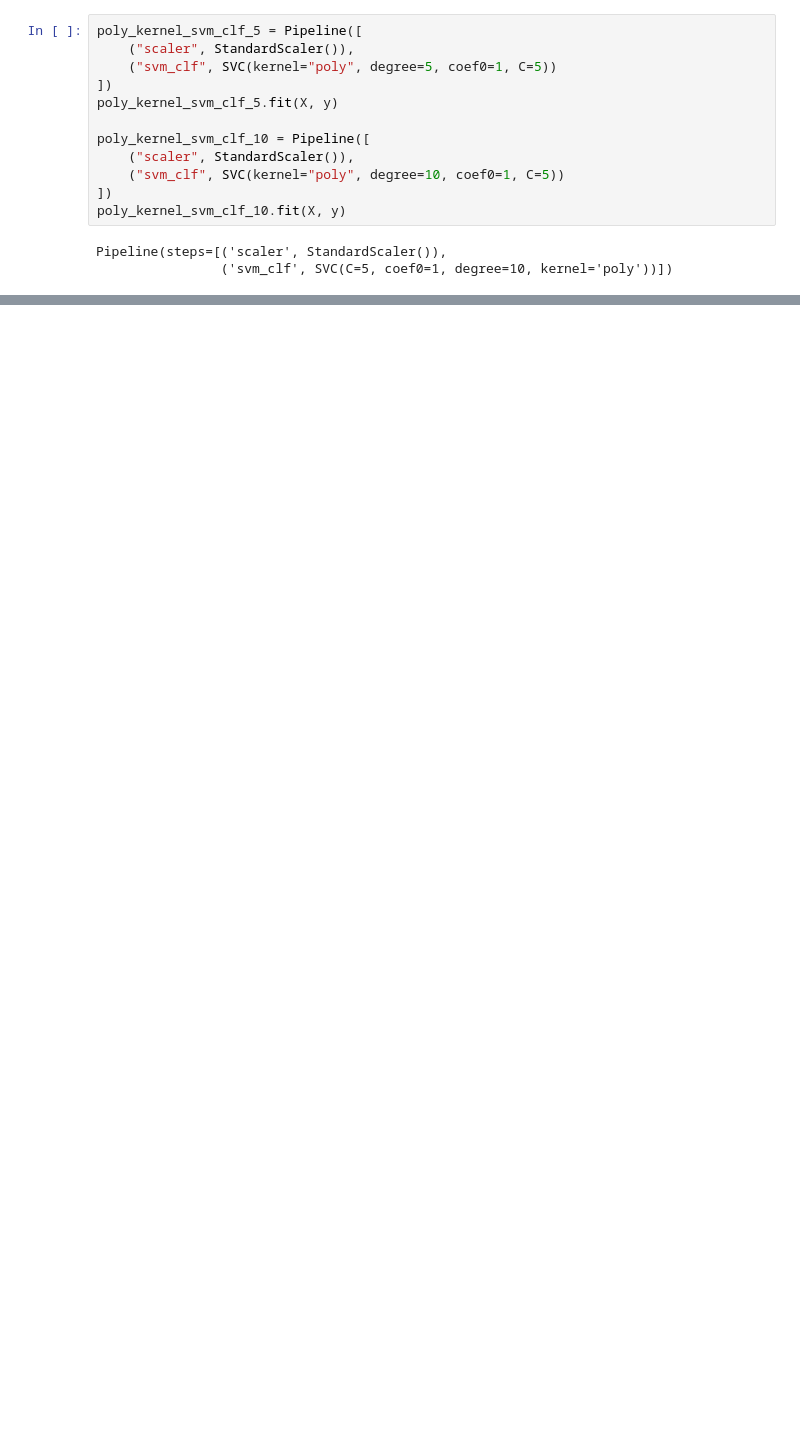
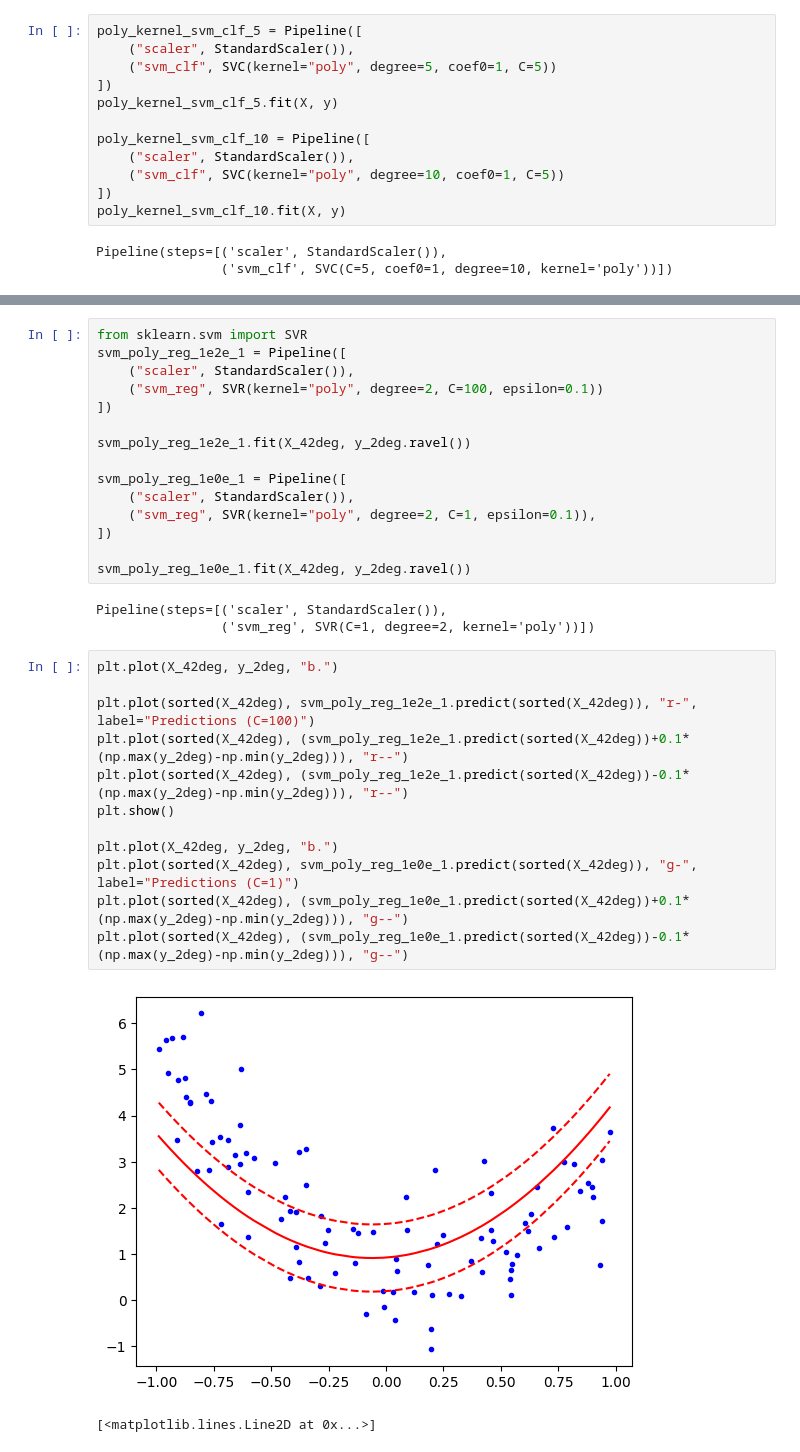
Before and after one commit to VanshSinghavi/Machine-Learning-Basics, a Jupyter notebook: svm.ipynb, the cells around one changed output, grey strips where cells are left out. Cells and saved outputs as stored; diff of their text form; blank space fills up the shorter version.

```diff
--- a/svm.ipynb
+++ b/svm.ipynb
@@ -123,0 +171,33 @@ plotSVC("Support Vector Classification using Polynomial Kernel (degree=10)", pol
+# %%
+from sklearn.svm import SVR
+svm_poly_reg_1e2e_1 = Pipeline([
+    ("scaler", StandardScaler()),
+    ("svm_reg", SVR(kernel="poly", degree=2, C=100, epsilon=0.1))
+])
+
+svm_poly_reg_1e2e_1.fit(X_42deg, y_2deg.ravel())
+
+svm_poly_reg_1e0e_1 = Pipeline([
+    ("scaler", StandardScaler()),
+    ("svm_reg", SVR(kernel="poly", degree=2, C=1, epsilon=0.1)),
+])
+
+svm_poly_reg_1e0e_1.fit(X_42deg, y_2deg.ravel())
+# %% [output]
+Pipeline(steps=[('scaler', StandardScaler()),
+                ('svm_reg', SVR(C=1, degree=2, kernel='poly'))])
+# %%
+plt.plot(X_42deg, y_2deg, "b.")
+
+plt.plot(sorted(X_42deg), svm_poly_reg_1e2e_1.predict(sorted(X_42deg)), "r-", label="Predictions (C=100)")
+plt.plot(sorted(X_42deg), (svm_poly_reg_1e2e_1.predict(sorted(X_42deg))+0.1*(np.max(y_2deg)-np.min(y_2deg))), "r--")
+plt.plot(sorted(X_42deg), (svm_poly_reg_1e2e_1.predict(sorted(X_42deg))-0.1*(np.max(y_2deg)-np.min(y_2deg))), "r--")
+plt.show()
+
+plt.plot(X_42deg, y_2deg, "b.")
+plt.plot(sorted(X_42deg), svm_poly_reg_1e0e_1.predict(sorted(X_42deg)), "g-", label="Predictions (C=1)")
+plt.plot(sorted(X_42deg), (svm_poly_reg_1e0e_1.predict(sorted(X_42deg))+0.1*(np.max(y_2deg)-np.min(y_2deg))), "g--")
+plt.plot(sorted(X_42deg), (svm_poly_reg_1e0e_1.predict(sorted(X_42deg))-0.1*(np.max(y_2deg)-np.min(y_2deg))), "g--")
+# %% [output]
+[figure, added]
+[<matplotlib.lines.Line2D at 0x...>]
```
Also changed, not shown: parts of 10 cells of this notebook.
